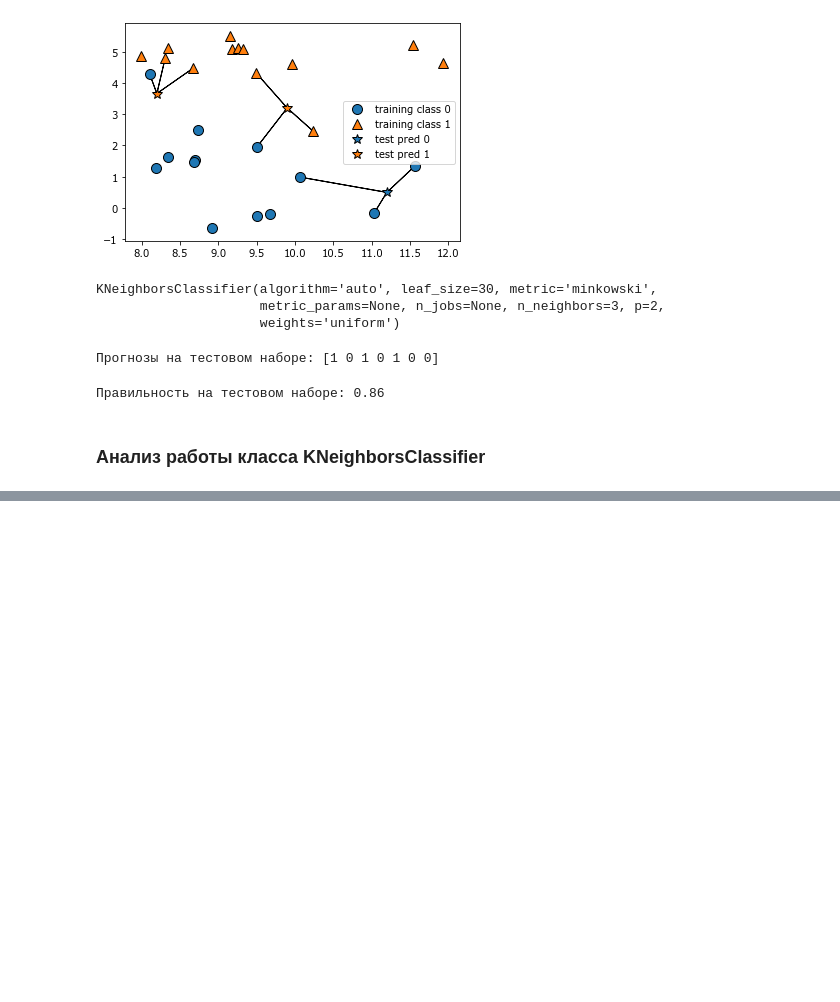
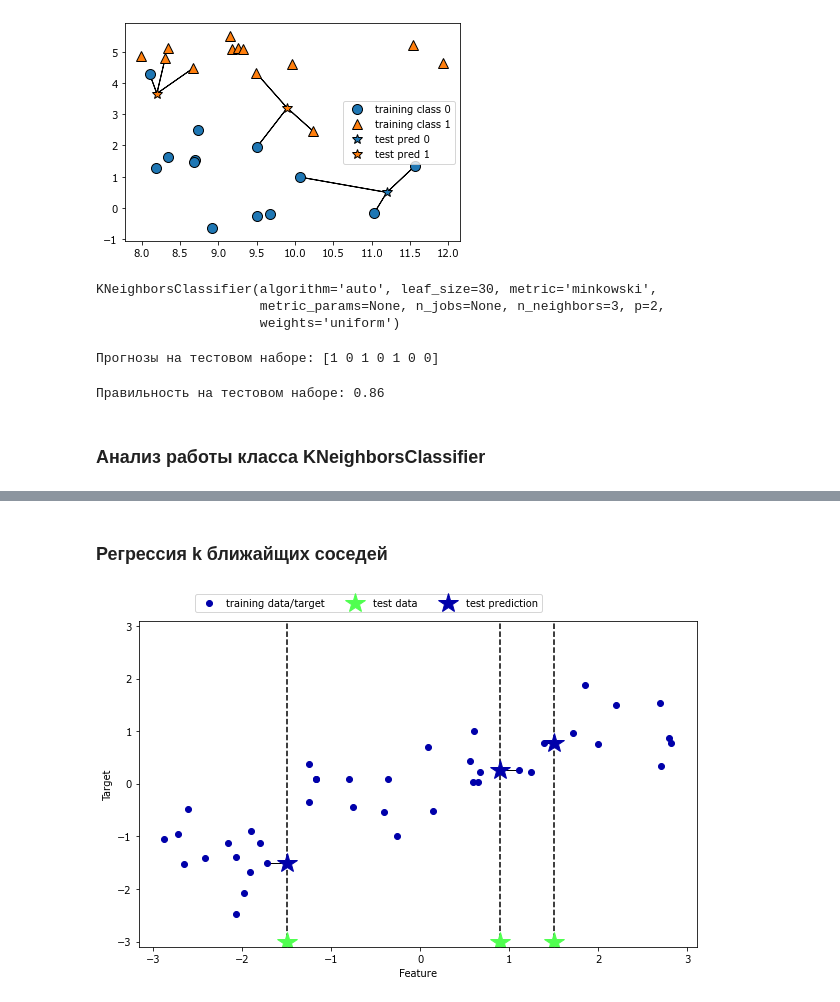
Before and after one commit to fray517/ml, a Jupyter notebook: machine_learning_1.ipynb, the cells around one changed output, grey strips where cells are left out. Drawn from its saved outputs; the diff is of its cells as text; code cells hidden in the pictures; blank space fills up the shorter version.

```diff
--- a/machine_learning_1.ipynb
+++ b/machine_learning_1.ipynb
@@ -280,0 +327,6 @@ print("Правильность на тестовом наборе: {:.2f}".form
+# %% [markdown]
+### Регрессия k ближайщих соседей
+# %%
+mglearn.plots.plot_knn_regression(n_neighbors=1)
+# %% [output]
+[figure, added]
```
Also changed, not shown: parts of 7 cells of this notebook.
